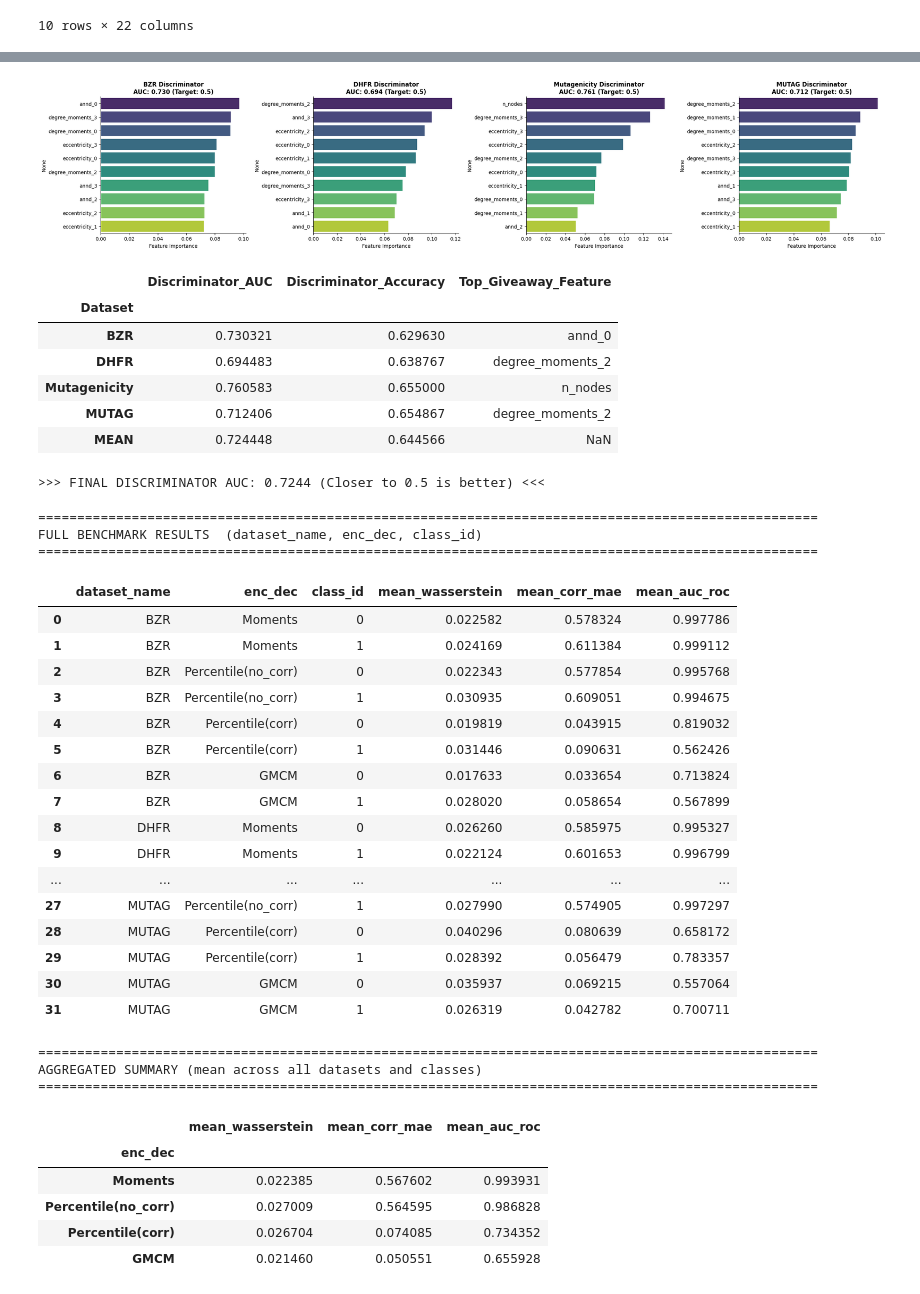
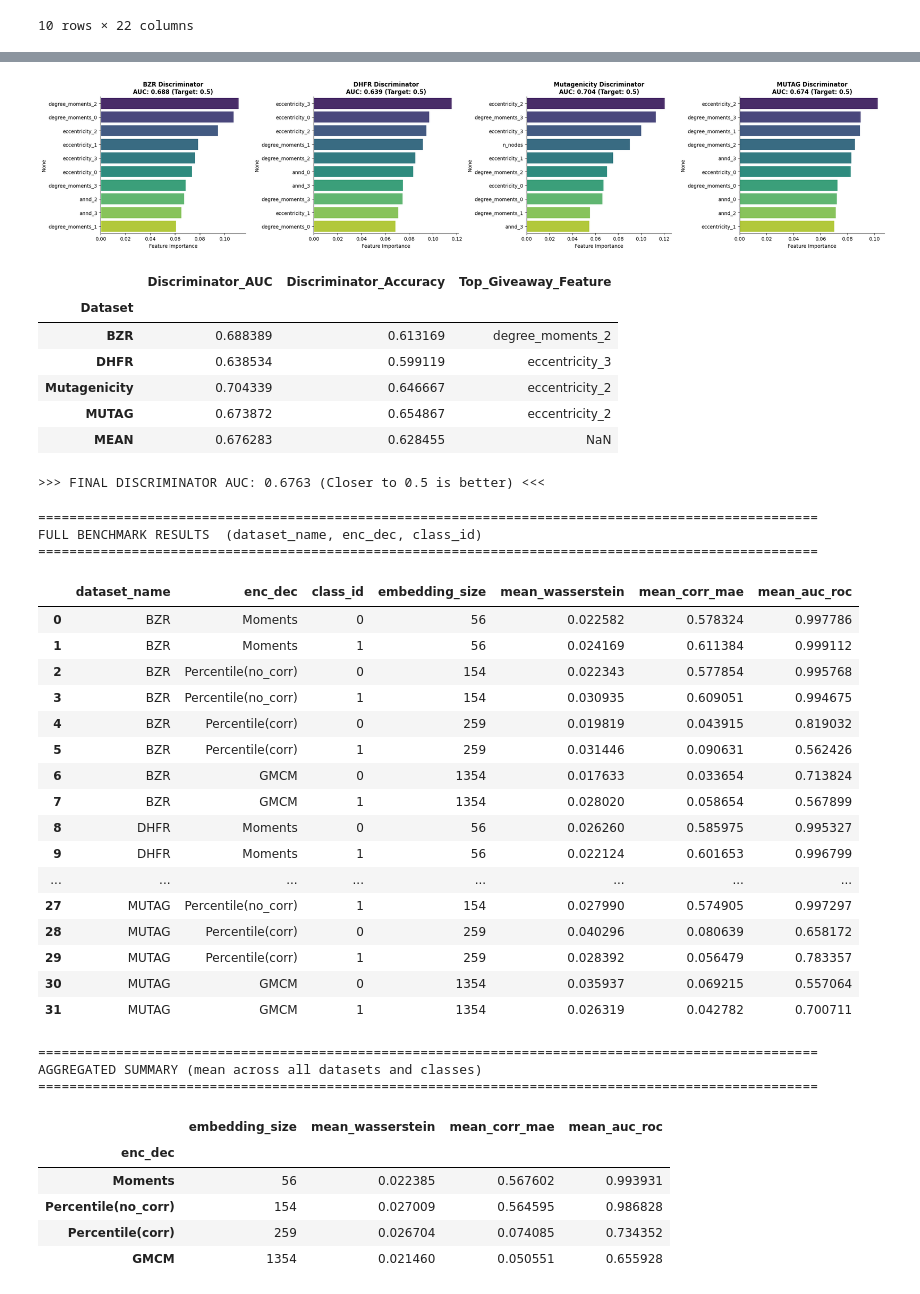
Before and after one commit to Andre1372/syn_bench_gnn, a Jupyter notebook: notebooks/embedding_dataset.ipynb, the cells around one changed output, grey strips where cells are left out. Cells and saved outputs as stored; diff of their text form; code cells hidden in the pictures.

```diff
--- a/notebooks/embedding_dataset.ipynb
+++ b/notebooks/embedding_dataset.ipynb
@@ -75,8 +75,9 @@ display(df.head(10))
 # Initialize Encoder/Decoder with the correct number of classes and discrete info
 num_classes = int(df["class_id"].max() + 1)
 # ENC_DEC = MomentsEncoderDecoder(num_classes=num_classes, is_discrete=IS_DISCRETE, k=4, rng=RNG)
-ENC_DEC = PercentileEncoderDecoder(num_classes=num_classes, is_discrete=IS_DISCRETE, percentile_size=0.1, replicate_correlation=True, rng=RNG)
-# ENC_DEC = GMCMEncoderDecoder(num_classes=num_classes, is_discrete=IS_DISCRETE, percentile_size=0.1, n_components=10, rng=RNG)
+# ENC_DEC = PercentileEncoderDecoder(num_classes=num_classes, is_discrete=IS_DISCRETE, percentile_size=0.1, replicate_correlation=True, rng=RNG)
+ENC_DEC = GMCMEncoderDecoder(num_classes=num_classes, is_discrete=IS_DISCRETE, percentile_size=0.1, n_components=10, rng=RNG)
+# ENC_DEC = ResidualConditioningEncoderDecoder(num_classes=num_classes, is_discrete=IS_DISCRETE, rng=RNG)
 
 DATASETS = [d for d in DATASET_NAMES if d in df["dataset"].unique()]
 # %% [output]
@@ -488,15 +489,15 @@ display(df_adv_summary)
 final_avg_auc = df_adv_summary.loc["MEAN", "Discriminator_AUC"]
 print(f"\n>>> FINAL DISCRIMINATOR AUC: {final_avg_auc:.4f} (Closer to 0.5 is better) <<<")
 # %% [output]
-[figure, old version]
+[figure, new version]
 |  | Discriminator_AUC | Discriminator_Accuracy | Top_Giveaway_Feature |
 | Dataset |  |  |  |
-| BZR | 0.730321 | 0.629630 | annd_0 |
-| DHFR | 0.694483 | 0.638767 | degree_moments_2 |
-| Mutagenicity | 0.760583 | 0.655000 | n_nodes |
-| MUTAG | 0.712406 | 0.654867 | degree_moments_2 |
-| MEAN | 0.724448 | 0.644566 | NaN |
+| BZR | 0.688389 | 0.613169 | degree_moments_2 |
+| DHFR | 0.638534 | 0.599119 | eccentricity_3 |
+| Mutagenicity | 0.704339 | 0.646667 | eccentricity_2 |
+| MUTAG | 0.673872 | 0.654867 | eccentricity_2 |
+| MEAN | 0.676283 | 0.628455 | NaN |
->>> FINAL DISCRIMINATOR AUC: 0.7244 (Closer to 0.5 is better) <<<
+>>> FINAL DISCRIMINATOR AUC: 0.6763 (Closer to 0.5 is better) <<<
 # %%
 N_REPEATS = 5
 
@@ -614,6 +615,7 @@ def _run_single_repeat(enc_dec: "FeatureEncoderDecoder", df_dataset: pd.DataFram
         "wasserstein": _compute_mean_wasserstein_per_class(df_cls, df_synth_cls),
         "corr_mae": _compute_correlation_mae_per_class(df_cls, df_synth_cls),
         "auc_roc": _compute_discriminator_auc_per_class(df_cls, df_synth_cls),
+        "embedding_size": len(enc_dec.get_embedding(int(class_id))),
     }
 
 
@@ -651,68 +653,73 @@ def run_benchmark(df: pd.DataFrame, datasets: list[str]) -> pd.DataFrame:
         mean_corr_mae = float(np.mean([m["corr_mae"] for m in repeat_metrics]))
         valid_aucs = [m["auc_roc"] for m in repeat_metrics if not np.isnan(m["auc_roc"])]
         mean_auc_roc = float(np.mean(valid_aucs)) if valid_aucs else float("nan")
+        embedding_size = int(repeat_metrics[0]["embedding_size"])  # constant per (enc_dec, class_id)
 
         rows.append(
             {
                 "dataset_name": dataset_name,
                 "enc_dec": enc_dec_label,
                 "class_id": int(class_id),
+                "embedding_size": embedding_size,
                 "mean_wasserstein": mean_wasserstein,
                 "mean_corr_mae": mean_corr_mae,
                 "mean_auc_roc": mean_auc_roc,
             }
         )
 
     return pd.DataFrame(rows)
 
 
 df_benchmark = run_benchmark(df, DATASETS)
 
+# --- Full triplet-level results ---
 print("\n" + "=" * 100)
 print("FULL BENCHMARK RESULTS  (dataset_name, enc_dec, class_id)")
 print("=" * 100)
 display(df_benchmark)
 
-print("\n" + "=" * 100)
-print("AGGREGATED SUMMARY (mean across all datasets and classes)")
-print("=" * 100)
+# --- Aggregated summary by encoder/decoder ---
 num_classes = int(df["class_id"].max() + 1)
 model_order = [cfg[0] for cfg in _make_encoder_decoder_configs(num_classes)]
 
 df_bench_agg = (
     df_benchmark
-    .groupby("enc_dec")[["mean_wasserstein", "mean_corr_mae", "mean_auc_roc"]]
+    .groupby("enc_dec")[["embedding_size", "mean_wasserstein", "mean_corr_mae", "mean_auc_roc"]]
     .mean()
+    .astype({"embedding_size": int})
     .reindex(model_order)
 )
+print("\n" + "=" * 100)
+print("AGGREGATED SUMMARY (mean across all datasets and classes)")
+print("=" * 100)
 display(df_bench_agg)
 # %% [output]
 ====================================================================================================
 FULL BENCHMARK RESULTS  (dataset_name, enc_dec, class_id)
 ====================================================================================================
-|  | dataset_name | enc_dec | class_id | mean_wasserstein | mean_corr_mae | mean_auc_roc |
-| 0 | BZR | Moments | 0 | 0.022582 | 0.578324 | 0.997786 |
-| 1 | BZR | Moments | 1 | 0.024169 | 0.611384 | 0.999112 |
-| 2 | BZR | Percentile(no_corr) | 0 | 0.022343 | 0.577854 | 0.995768 |
-| 3 | BZR | Percentile(no_corr) | 1 | 0.030935 | 0.609051 | 0.994675 |
-| 4 | BZR | Percentile(corr) | 0 | 0.019819 | 0.043915 | 0.819032 |
-| 5 | BZR | Percentile(corr) | 1 | 0.031446 | 0.090631 | 0.562426 |
-| 6 | BZR | GMCM | 0 | 0.017633 | 0.033654 | 0.713824 |
-| 7 | BZR | GMCM | 1 | 0.028020 | 0.058654 | 0.567899 |
-| 8 | DHFR | Moments | 0 | 0.026260 | 0.585975 | 0.995327 |
-| 9 | DHFR | Moments | 1 | 0.022124 | 0.601653 | 0.996799 |
-| ... | ... | ... | ... | ... | ... | ... |
-| 27 | MUTAG | Percentile(no_corr) | 1 | 0.027990 | 0.574905 | 0.997297 |
-| 28 | MUTAG | Percentile(corr) | 0 | 0.040296 | 0.080639 | 0.658172 |
-| 29 | MUTAG | Percentile(corr) | 1 | 0.028392 | 0.056479 | 0.783357 |
-| 30 | MUTAG | GMCM | 0 | 0.035937 | 0.069215 | 0.557064 |
-| 31 | MUTAG | GMCM | 1 | 0.026319 | 0.042782 | 0.700711 |
+|  | dataset_name | enc_dec | class_id | embedding_size | mean_wasserstein | mean_corr_mae | mean_auc_roc |
+| 0 | BZR | Moments | 0 | 56 | 0.022582 | 0.578324 | 0.997786 |
+| 1 | BZR | Moments | 1 | 56 | 0.024169 | 0.611384 | 0.999112 |
+| 2 | BZR | Percentile(no_corr) | 0 | 154 | 0.022343 | 0.577854 | 0.995768 |
+| 3 | BZR | Percentile(no_corr) | 1 | 154 | 0.030935 | 0.609051 | 0.994675 |
+| 4 | BZR | Percentile(corr) | 0 | 259 | 0.019819 | 0.043915 | 0.819032 |
+| 5 | BZR | Percentile(corr) | 1 | 259 | 0.031446 | 0.090631 | 0.562426 |
+| 6 | BZR | GMCM | 0 | 1354 | 0.017633 | 0.033654 | 0.713824 |
+| 7 | BZR | GMCM | 1 | 1354 | 0.028020 | 0.058654 | 0.567899 |
+| 8 | DHFR | Moments | 0 | 56 | 0.026260 | 0.585975 | 0.995327 |
+| 9 | DHFR | Moments | 1 | 56 | 0.022124 | 0.601653 | 0.996799 |
+| ... | ... | ... | ... | ... | ... | ... | ... |
+| 27 | MUTAG | Percentile(no_corr) | 1 | 154 | 0.027990 | 0.574905 | 0.997297 |
+| 28 | MUTAG | Percentile(corr) | 0 | 259 | 0.040296 | 0.080639 | 0.658172 |
+| 29 | MUTAG | Percentile(corr) | 1 | 259 | 0.028392 | 0.056479 | 0.783357 |
+| 30 | MUTAG | GMCM | 0 | 1354 | 0.035937 | 0.069215 | 0.557064 |
+| 31 | MUTAG | GMCM | 1 | 1354 | 0.026319 | 0.042782 | 0.700711 |
 ====================================================================================================
 AGGREGATED SUMMARY (mean across all datasets and classes)
 ====================================================================================================
-|  | mean_wasserstein | mean_corr_mae | mean_auc_roc |
-| enc_dec |  |  |  |
-| Moments | 0.022385 | 0.567602 | 0.993931 |
-| Percentile(no_corr) | 0.027009 | 0.564595 | 0.986828 |
-| Percentile(corr) | 0.026704 | 0.074085 | 0.734352 |
-| GMCM | 0.021460 | 0.050551 | 0.655928 |
+|  | embedding_size | mean_wasserstein | mean_corr_mae | mean_auc_roc |
+| enc_dec |  |  |  |  |
+| Moments | 56 | 0.022385 | 0.567602 | 0.993931 |
+| Percentile(no_corr) | 154 | 0.027009 | 0.564595 | 0.986828 |
+| Percentile(corr) | 259 | 0.026704 | 0.074085 | 0.734352 |
+| GMCM | 1354 | 0.021460 | 0.050551 | 0.655928 |
```
Also changed, not shown: parts of 4 cells of this notebook, 6 other files.
